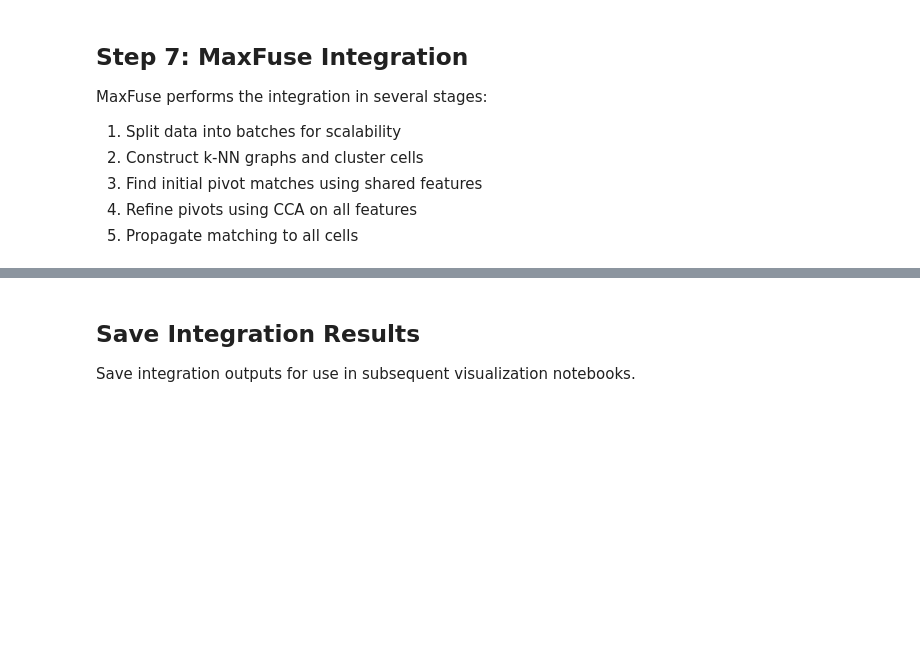
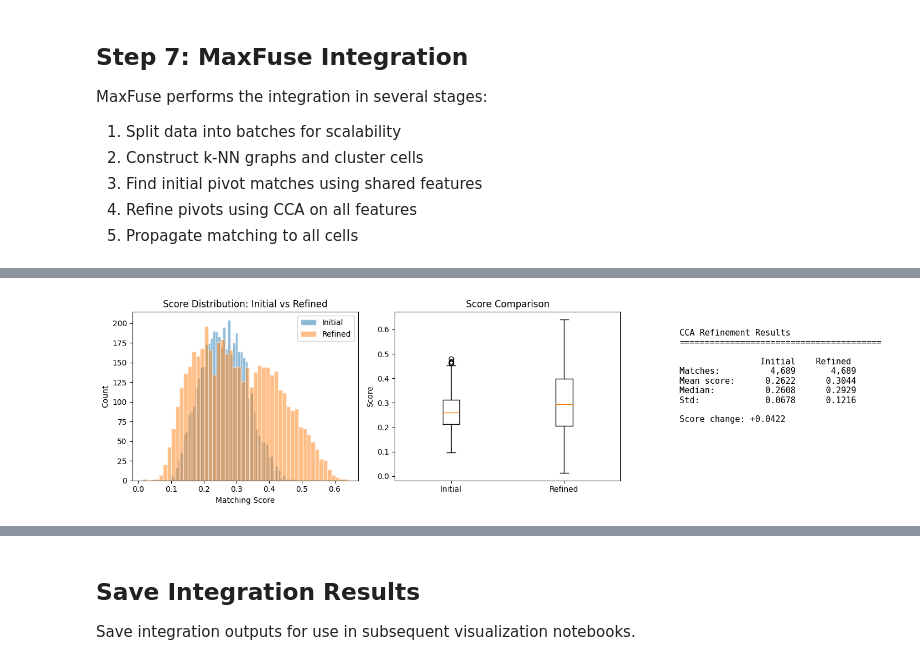
Before and after one commit to smith6jt-cop/maxfuse, a Jupyter notebook: notebooks/2_integration.ipynb, the cells around one changed output, grey strips where cells are left out. Cells and saved outputs as stored; diff of their text form; code cells hidden in the pictures; blank space fills up the shorter version.

```diff
--- a/notebooks/2_integration.ipynb
+++ b/notebooks/2_integration.ipynb
@@ -1427,0 +1952,44 @@ fusor.filter_bad_matches(
+# %%
+# Compare initial vs refined matching
+fig, axes = plt.subplots(1, 3, figsize=(15, 4))
+
+# Get refined matching
+refined_match = fusor._refined_matching[0]
+ref_rows, ref_cols, ref_scores = refined_match
+
+# Score comparison
+ax = axes[0]
+ax.hist(init_scores, bins=50, alpha=0.5, label='Initial', edgecolor='white')
+ax.hist(ref_scores, bins=50, alpha=0.5, label='Refined', edgecolor='white')
+ax.set_xlabel('Matching Score')
+ax.set_ylabel('Count')
+ax.set_title('Score Distribution: Initial vs Refined')
+ax.legend()
+
+# Score improvement
+ax = axes[1]
+ax.boxplot([init_scores, ref_scores], labels=['Initial', 'Refined'])
+ax.set_ylabel('Score')
+ax.set_title('Score Comparison')
+
+# Summary
+ax = axes[2]
+ax.axis('off')
+stats = f'''CCA Refinement Results
+{"="*40}
+
+                Initial    Refined
+Matches:     {len(init_scores):>10,}  {len(ref_scores):>10,}
+Mean score:  {np.mean(init_scores):>10.4f}  {np.mean(ref_scores):>10.4f}
+Median:      {np.median(init_scores):>10.4f}  {np.median(ref_scores):>10.4f}
+Std:         {np.std(init_scores):>10.4f}  {np.std(ref_scores):>10.4f}
+
+Score change: {np.mean(ref_scores) - np.mean(init_scores):+.4f}
+'''
+ax.text(0.1, 0.9, stats, transform=ax.transAxes, fontsize=11,
+        verticalalignment='top', fontfamily='monospace')
+
+plt.tight_layout()
+plt.show()
+# %% [output]
+[figure, added]
```
Also changed, not shown: parts of 59 cells of this notebook, 3 other files.
